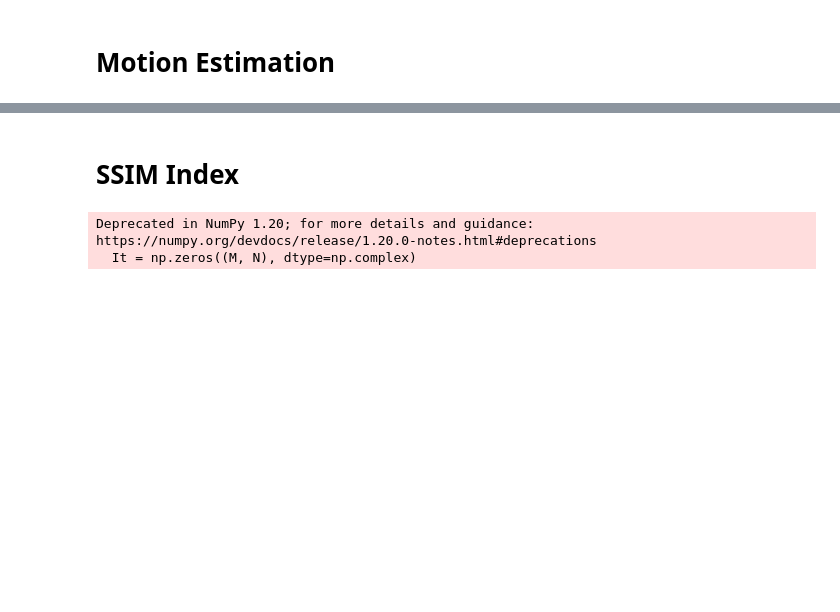
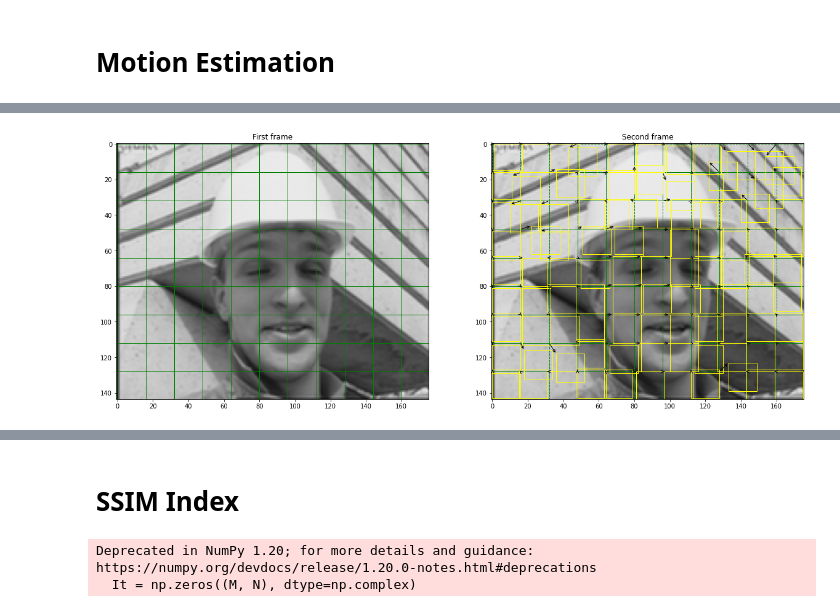
Before and after one commit to TUdayKiranReddy/IVP, a Jupyter notebook: Assignments/Assignment 6/EE19BTECH11038-HW6.ipynb, the cells around one changed output, grey strips where cells are left out. Cells and saved outputs as stored; diff of their text form; code cells hidden in the pictures; blank space fills up the shorter version.

```diff
--- a/Assignments/Assignment 6/EE19BTECH11038-HW6.ipynb
+++ b/Assignments/Assignment 6/EE19BTECH11038-HW6.ipynb
@@ -117,0 +152,4 @@ def gaussian_filter(sigma, N):
+# %%
+P = 16
+Q = 16
+motion_vectors = three_step_search(img_1, img_2, P, Q)
@@ -117,0 +174,23 @@ def gaussian_filter(sigma, N):
+# %%
+plt.rcParams["figure.figsize"] = (20, 16)
+
+plt.subplot(1, 2, 1)
+plt.title("First frame")
+plt.imshow(img_1, cmap="gray")
+for i in range(img_3.shape[1]//Q):
+    for j in range(img_3.shape[0]//Q):
+        plt.gca().add_patch(patches.Rectangle((P*i,Q*j),P,Q,linewidth=1,edgecolor='green',facecolor='none', linestyle='-'))
+
+plt.subplot(1, 2, 2)
+plt.title("Second frame")
+plt.imshow(img_2, cmap="gray")
+for i in range(img_3.shape[1]//Q):
+    for j in range(img_3.shape[0]//Q):
+        plt.gca().add_patch(patches.Rectangle((P*i,Q*j),P,Q,linewidth=1,edgecolor='green',facecolor='none', linestyle='--'))
+for i in range(len(motion_vectors['k'])):
+    (I_x, I_y) = motion_vectors['k'][i]
+    (J_x, J_y) = motion_vectors['k+1'][i]
+    plt.annotate(s='', xy=(J_y, J_x), xytext=(I_y, I_x), arrowprops=dict(arrowstyle='->'))
+    plt.gca().add_patch(patches.Rectangle((J_y, J_x),P,Q,linewidth=1,edgecolor='yellow',facecolor='none', linestyle='-'))
+# %% [output]
+[figure, added]
```
Also changed, not shown: parts of 9 cells of this notebook.
